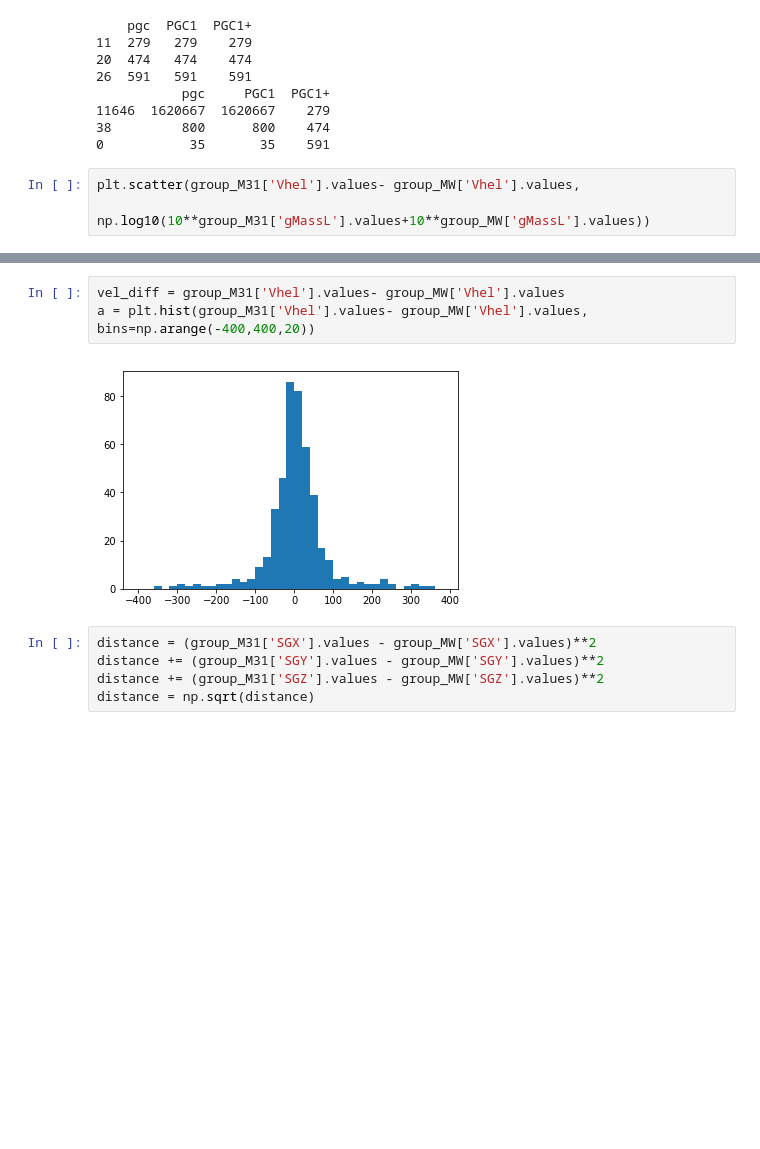
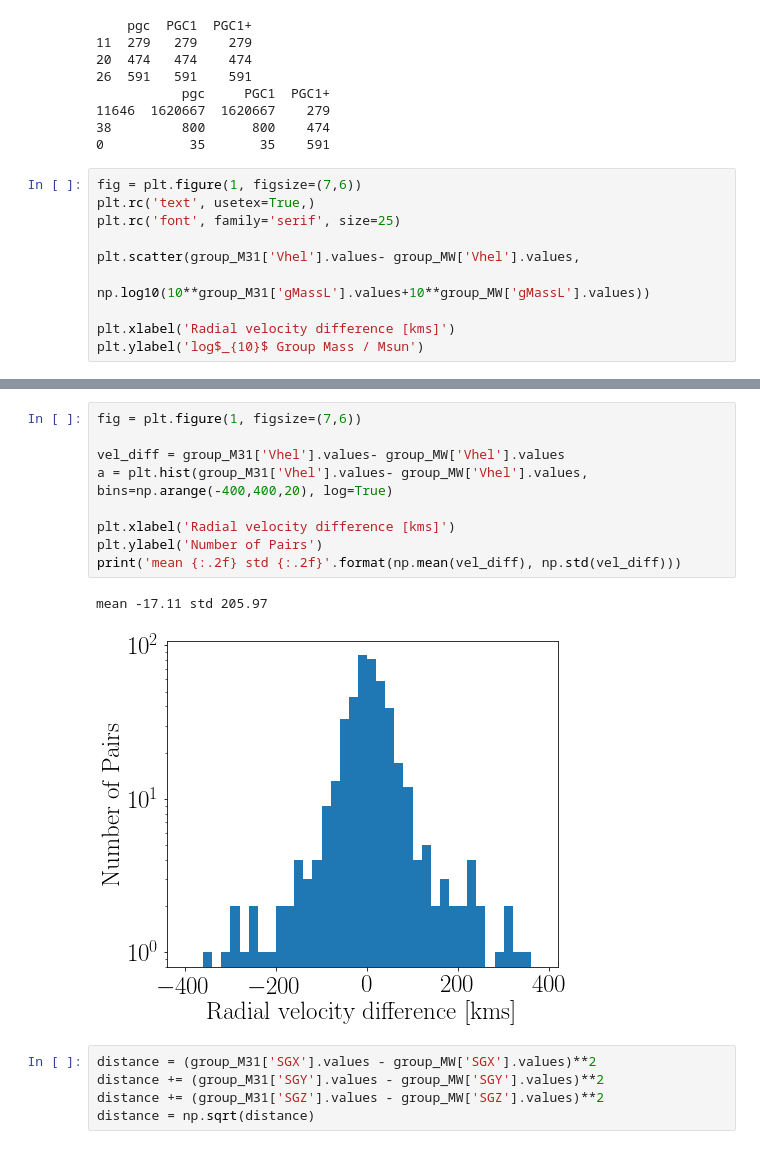
Before and after one commit to forero/GalaxyPairs, a Jupyter notebook: code/pairs_3500kms.ipynb, the cells around one changed output, grey strips where cells are left out. Cells and saved outputs as stored; diff of their text form; blank space fills up the shorter version.

Commit message:
some pair properties

```diff
--- a/code/pairs_3500kms.ipynb
+++ b/code/pairs_3500kms.ipynb
@@ -107,6 +107,13 @@ print(group_MW[['pgc', 'PGC1', 'PGC1+']][0:3])
 38         800      800    474
 0           35       35    591
 # %%
+fig = plt.figure(1, figsize=(7,6))
+plt.rc('text', usetex=True,)
+plt.rc('font', family='serif', size=25)
+
 plt.scatter(group_M31['Vhel'].values- group_MW['Vhel'].values,
            np.log10(10**group_M31['gMassL'].values+10**group_MW['gMassL'].values))
+
+plt.xlabel('Radial velocity difference [kms]')
+plt.ylabel('log$_{10}$ Group Mass / Msun')
 # %% [output]
@@ -115,8 +122,15 @@ plt.scatter(group_M31['Vhel'].values- group_MW['Vhel'].values,
 # %%
+fig = plt.figure(1, figsize=(7,6))
+
 vel_diff = group_M31['Vhel'].values- group_MW['Vhel'].values
-a = plt.hist(group_M31['Vhel'].values- group_MW['Vhel'].values, bins=np.arange(-400,400,20))
+a = plt.hist(group_M31['Vhel'].values- group_MW['Vhel'].values, bins=np.arange(-400,400,20), log=True)
+
+plt.xlabel('Radial velocity difference [kms]')
+plt.ylabel('Number of Pairs')
+print('mean {:.2f} std {:.2f}'.format(np.mean(vel_diff), np.std(vel_diff)))
 # %% [output]
+mean -17.11 std 205.97
-[figure, old version]
+[figure, new version]
 # %%
 distance = (group_M31['SGX'].values - group_MW['SGX'].values)**2
 distance += (group_M31['SGY'].values - group_MW['SGY'].values)**2
```
Also changed, not shown: parts of 3 cells of this notebook.
